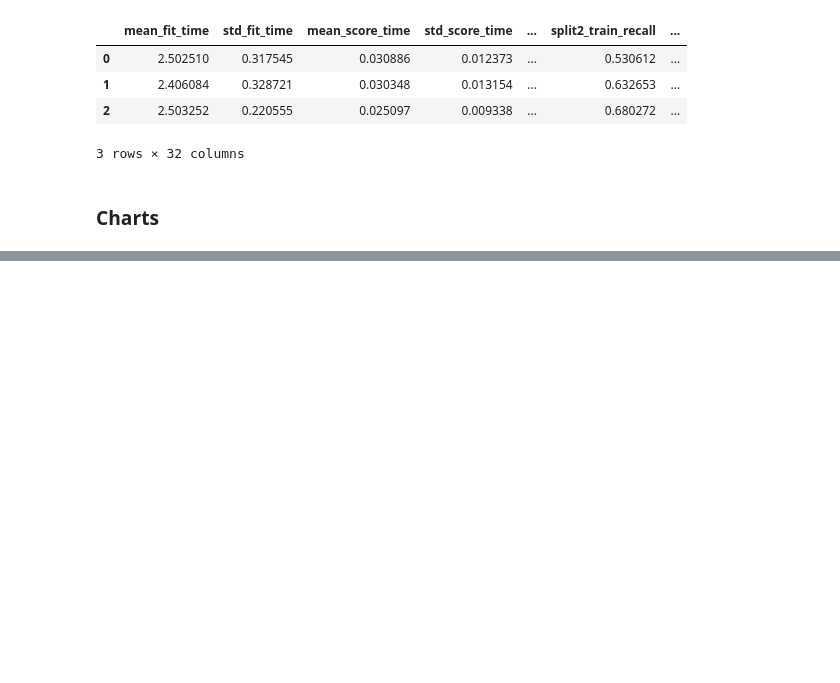
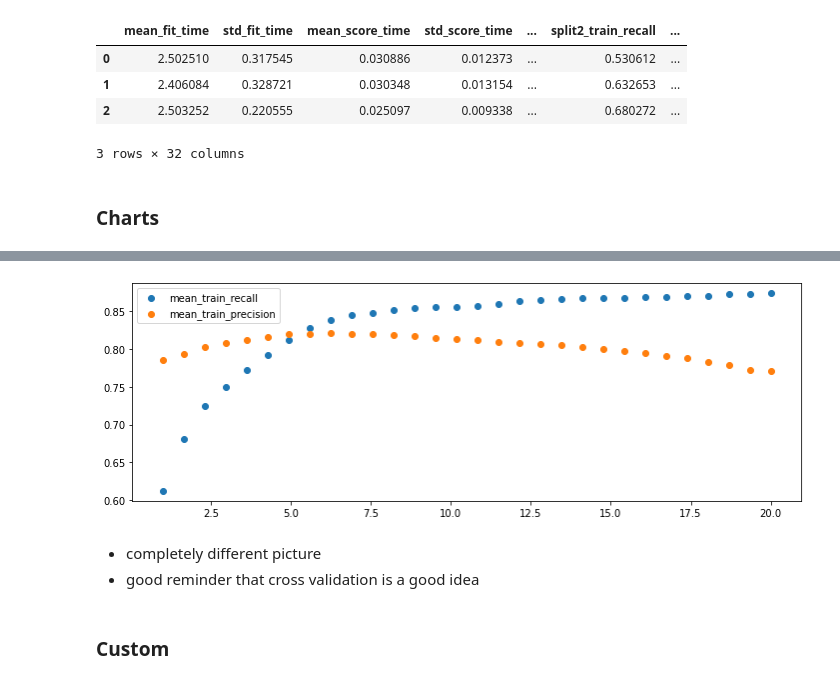
Before and after one commit to MiConnell/Learning-Notebooks, a Jupyter notebook: sklearn.ipynb, the cells around one changed output, grey strips where cells are left out. Saved outputs shown, nothing was run; the diff lists cells and outputs as text; code cells hidden in the pictures; blank space fills up the shorter version.

```diff
--- a/sklearn.ipynb
+++ b/sklearn.ipynb
@@ -285,0 +325,15 @@ pd.DataFrame(grid.cv_results_)
+# %%
+plt.figure(figsize=(12, 4))
+df = pd.DataFrame(grid.cv_results_)
+for score in ['mean_train_recall', 'mean_train_precision']:
+    plt.scatter(x=[_[1] for _ in df['param_class_weight']],
+    y=df[score.replace('test', 'train')],
+    label=score)
+plt.legend();
+# %% [output]
+[figure, added]
+# %% [markdown]
+- completely different picture
+- good reminder that cross validation is a good idea
+# %% [markdown]
+### Custom
```
Also changed, not shown: parts of 13 cells of this notebook.
